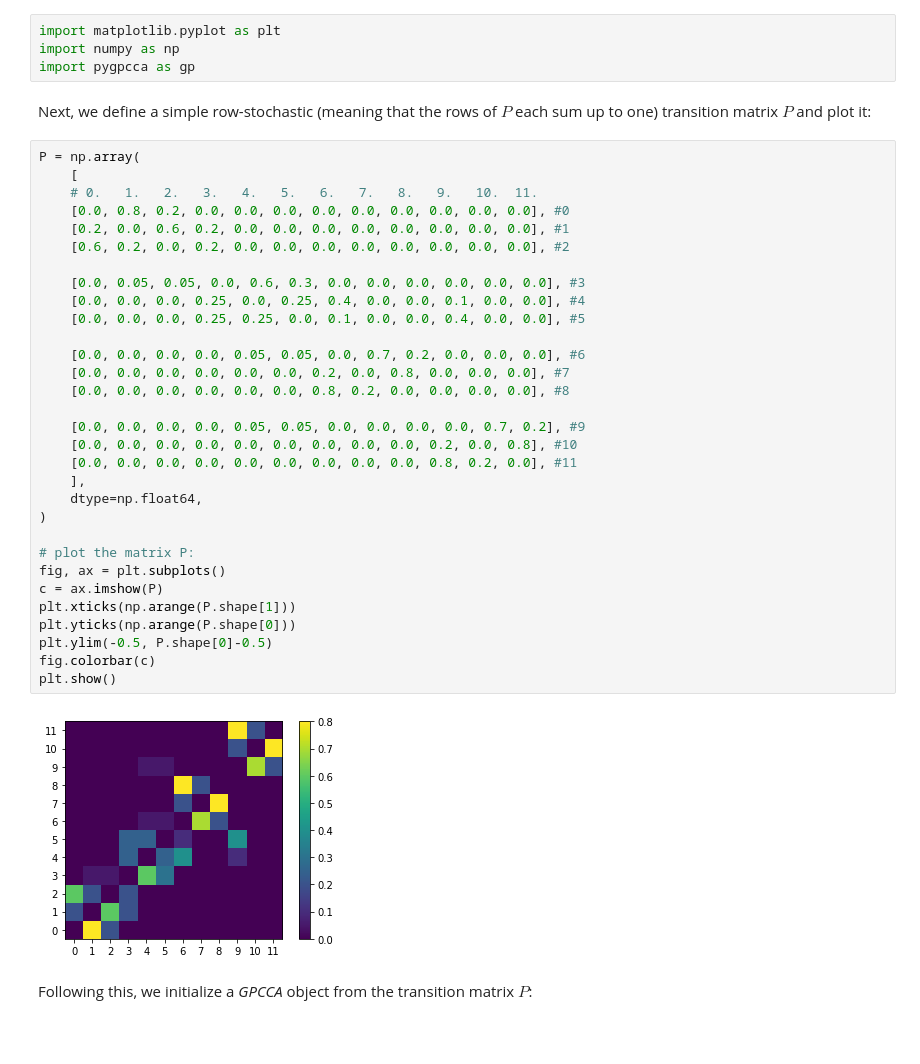
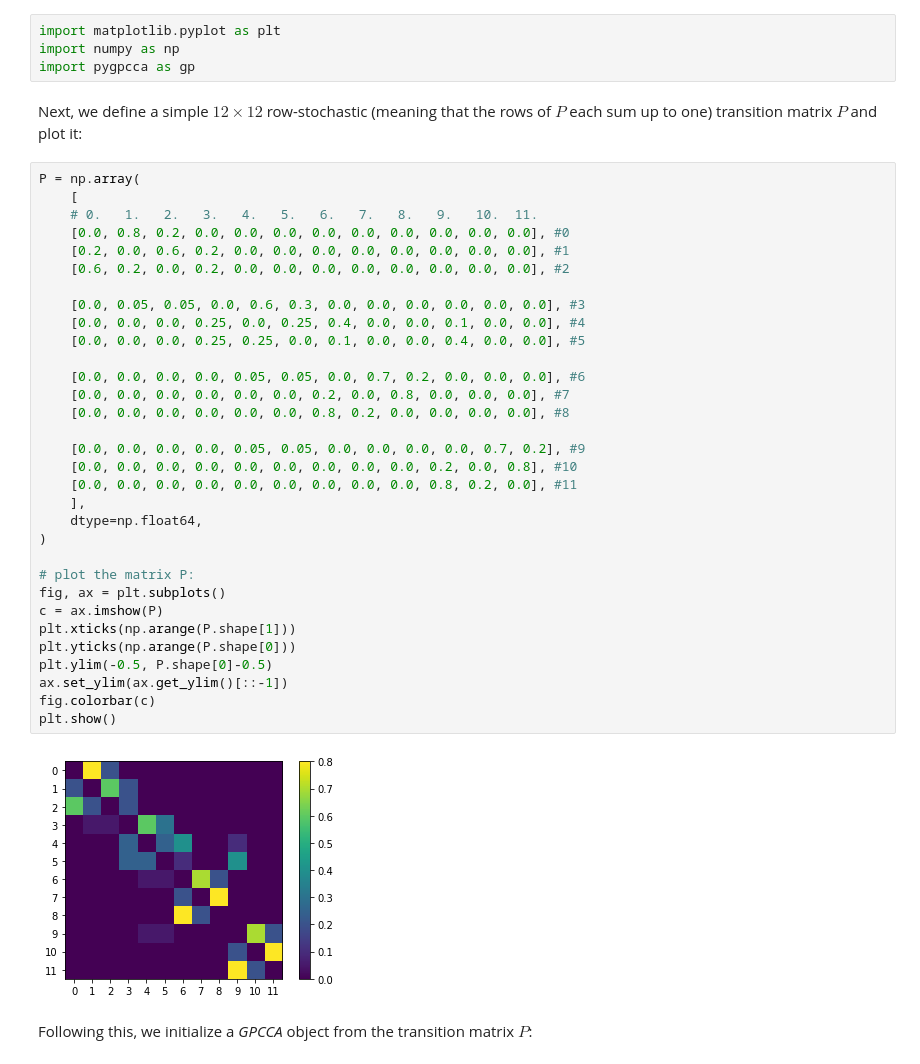
Before and after one commit to msmdev/pyGPCCA, a Jupyter notebook: docs/source/example.ipynb, the cells around one changed output. Drawn from its saved outputs; the diff is of its cells as text; blank space fills up the shorter version.

```diff
--- a/docs/source/example.ipynb
+++ b/docs/source/example.ipynb
@@ -9,40 +9,41 @@ import matplotlib.pyplot as plt
 import numpy as np
 import pygpcca as gp
 # %% [markdown]
-Next, we define a simple row-stochastic (meaning that the rows of $P$ each sum up to one) transition matrix $P$ and plot it:
+Next, we define a simple $12 \times 12$ row-stochastic (meaning that the rows of $P$ each sum up to one) transition matrix $P$ and plot it:
 # %%
 P = np.array(
     [
     # 0.   1.   2.   3.   4.   5.   6.   7.   8.   9.   10.  11.
     [0.0, 0.8, 0.2, 0.0, 0.0, 0.0, 0.0, 0.0, 0.0, 0.0, 0.0, 0.0], #0
     [0.2, 0.0, 0.6, 0.2, 0.0, 0.0, 0.0, 0.0, 0.0, 0.0, 0.0, 0.0], #1
     [0.6, 0.2, 0.0, 0.2, 0.0, 0.0, 0.0, 0.0, 0.0, 0.0, 0.0, 0.0], #2
 
     [0.0, 0.05, 0.05, 0.0, 0.6, 0.3, 0.0, 0.0, 0.0, 0.0, 0.0, 0.0], #3
     [0.0, 0.0, 0.0, 0.25, 0.0, 0.25, 0.4, 0.0, 0.0, 0.1, 0.0, 0.0], #4
     [0.0, 0.0, 0.0, 0.25, 0.25, 0.0, 0.1, 0.0, 0.0, 0.4, 0.0, 0.0], #5
 
     [0.0, 0.0, 0.0, 0.0, 0.05, 0.05, 0.0, 0.7, 0.2, 0.0, 0.0, 0.0], #6
     [0.0, 0.0, 0.0, 0.0, 0.0, 0.0, 0.2, 0.0, 0.8, 0.0, 0.0, 0.0], #7
     [0.0, 0.0, 0.0, 0.0, 0.0, 0.0, 0.8, 0.2, 0.0, 0.0, 0.0, 0.0], #8
 
     [0.0, 0.0, 0.0, 0.0, 0.05, 0.05, 0.0, 0.0, 0.0, 0.0, 0.7, 0.2], #9
     [0.0, 0.0, 0.0, 0.0, 0.0, 0.0, 0.0, 0.0, 0.0, 0.2, 0.0, 0.8], #10
     [0.0, 0.0, 0.0, 0.0, 0.0, 0.0, 0.0, 0.0, 0.0, 0.8, 0.2, 0.0], #11
     ],
     dtype=np.float64,
 )
 
 # plot the matrix P:
 fig, ax = plt.subplots()
 c = ax.imshow(P)
 plt.xticks(np.arange(P.shape[1]))
 plt.yticks(np.arange(P.shape[0]))
 plt.ylim(-0.5, P.shape[0]-0.5)
+ax.set_ylim(ax.get_ylim()[::-1])
 fig.colorbar(c)
 plt.show()
 # %% [output]
-[figure, old version]
+[figure, new version]
 # %% [markdown]
 Following this, we initialize a *GPCCA* object from the transition matrix $P$:
 # %%
```
Also changed, not shown: parts of 13 cells of this notebook.
